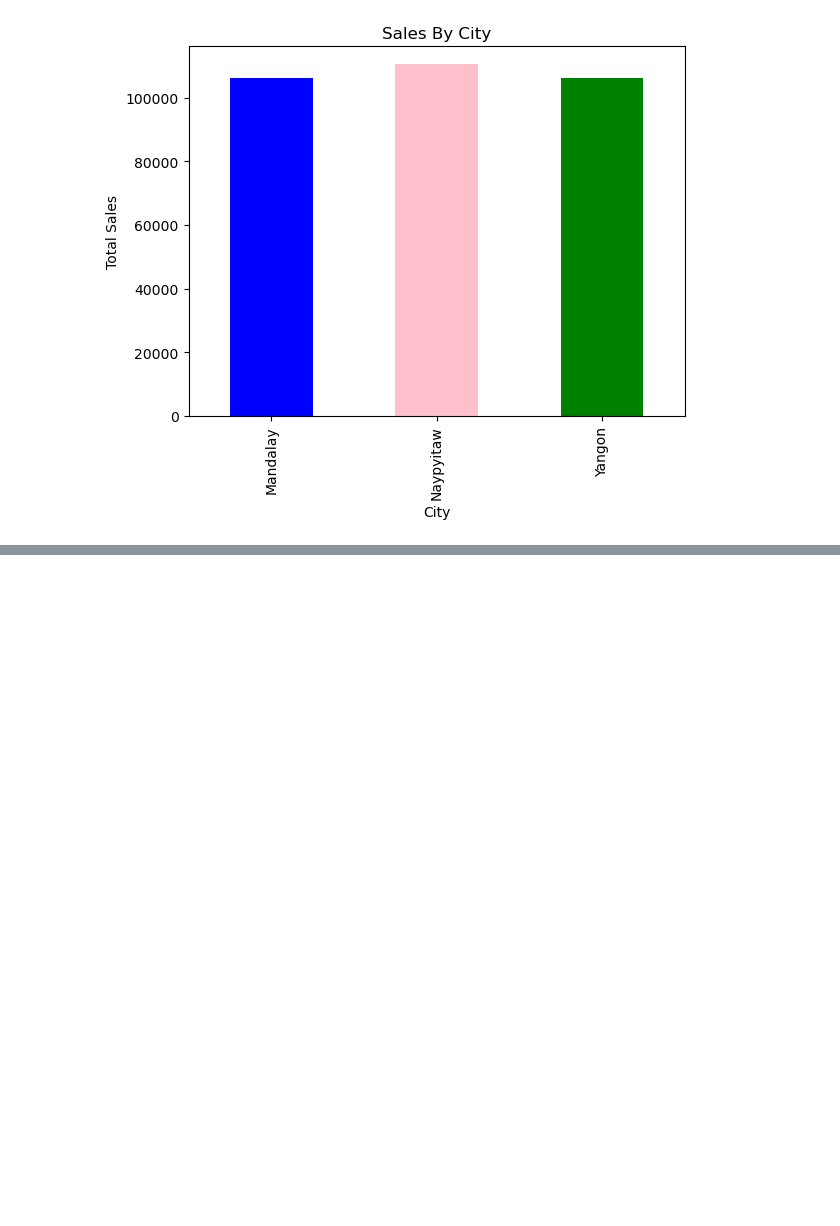
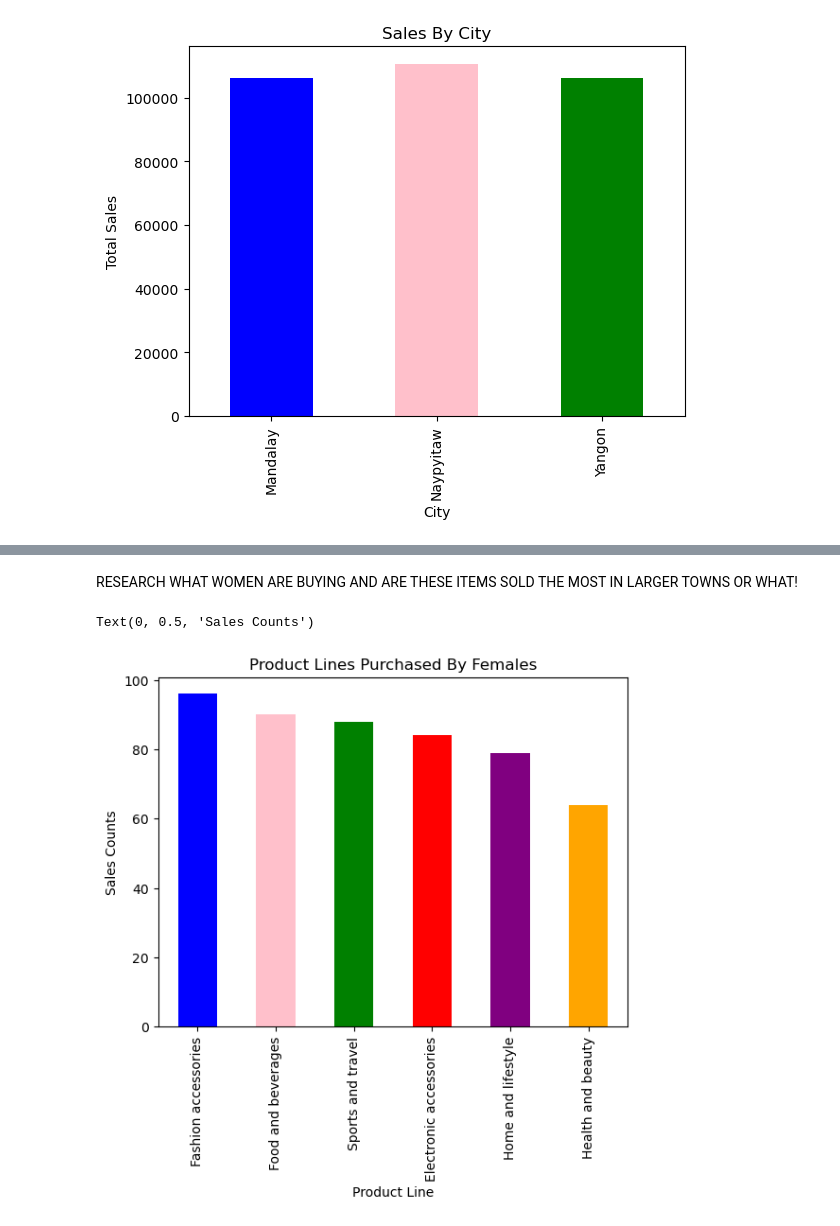
Before and after one commit to NiallGF/First-data-project, a Jupyter notebook: Kaggle Project/Workbooks/Data Visualisation.ipynb, the cells around one changed output, grey strips where cells are left out. Saved outputs shown, nothing was run; the diff lists cells and outputs as text; code cells hidden in the pictures; blank space fills up the shorter version.

```diff
--- a/Kaggle Project/Workbooks/Data Visualisation.ipynb
+++ b/Kaggle Project/Workbooks/Data Visualisation.ipynb
@@ -27,0 +59,13 @@ df_Naypyitaw_gender_count = df.groupby(['
+# %% [markdown]
+RESEARCH WHAT WOMEN ARE BUYING AND ARE THESE ITEMS SOLD THE MOST IN LARGER TOWNS OR WHAT!
+# %%
+df_Female = df[df['Gender'] == 'Female']
+df_catagory_female_purchases = df_Female['Product line'].value_counts()
+
+df_catagory_female_purchases.plot(kind='bar', color=['blue', 'pink', 'green', 'red', 'purple', 'orange'])
+plt.title('Product Lines Purchased By Females')
+plt.xlabel('Product Line')
+plt.ylabel('Sales Counts')
+# %% [output]
+Text(0, 0.5, 'Sales Counts')
+[figure, added]
```
Also changed, not shown: parts of 4 cells of this notebook.
